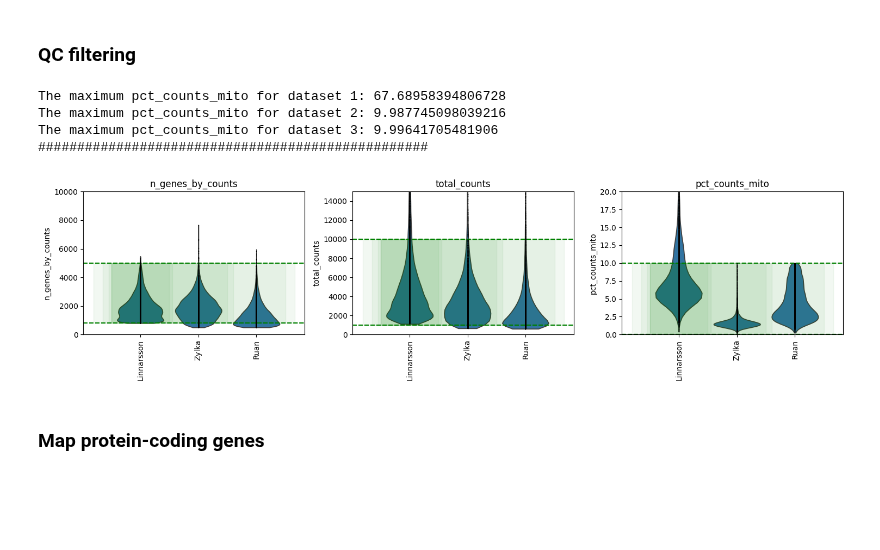
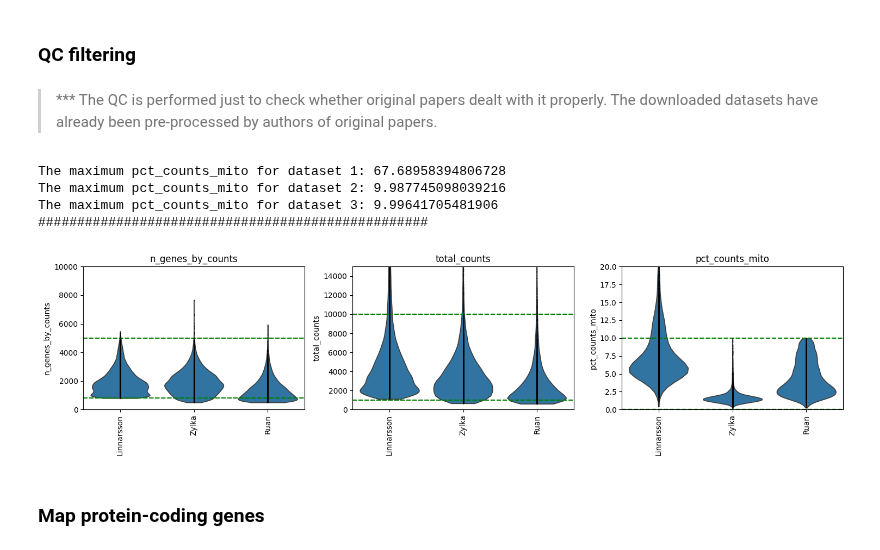
Before and after one commit to KalebicLab/ScDGomics, a Jupyter notebook: notebooks/scdgomics_preprocessing_2.ipynb, the cells around one changed output. Cells and saved outputs as stored; diff of their text form; code cells hidden in the pictures; blank space fills up the shorter version.

```diff
--- a/notebooks/scdgomics_preprocessing_2.ipynb
+++ b/notebooks/scdgomics_preprocessing_2.ipynb
@@ -160,6 +160,8 @@ Number of cells and genes in dataset 2 is:, (10751, 21313)
 Number of cells and genes in dataset 3 is:, (10163, 21862)
 # %% [markdown]
 ### QC filtering
+# %% [markdown]
+> *** The QC is performed just to check whether original papers dealt with it properly. The downloaded datasets have already been pre-processed by authors of original papers.
 # %%
 # Define QC columns
 adata_mm_dge_filt.var['mito'] = adata_mm_dge_filt.var_names.str.startswith('mt-')
@@ -192,33 +194,33 @@ thresholds = {
     'n_genes_by_counts' : [800, 5000],
     'total_counts' : [1000, 10000],
     'pct_counts_mito' : [0,10],
     }
 
 limits = {
     'n_genes_by_counts' : [0, 10000],
     'total_counts' : [0, 15000],
     'pct_counts_mito' : [0,20],
 }
 
 # Create subplots
 fig, axes = plt.subplots(1, len(thresholds), figsize = (15, 4))
 
 # Create violin plots for each .obs category
 for adata in [adata_mm_dge_filt, adata_mm_ncx_zylka_filt, adata_mm_ncx_ruan_filt]:
     for ax, (obs_category, thresh) in zip(axes, thresholds.items()):
 
         sc.pl.violin(adata, [obs_category], groupby = 'ds',
                      jitter = False, show = False, multi_panel = True, ax = ax, rotation=90.)
 
         for value in thresh:
             ax.axhline(y = value, linestyle = '--', color = 'green')
-            x_min, x_max = ax.get_xlim()
-            ax.fill_betweenx(y = thresh, x1 = x_min, x2 = x_max, color = 'green', alpha = 0.05)
+            #x_min, x_max = ax.get_xlim()
+            #ax.fill_betweenx(y = thresh, x1 = x_min, x2 = x_max, color = 'green', alpha = 0.05)
             ax.set_title(obs_category)
 
             for value in limits:
                 ax.set_ylim(limits[obs_category])
 
 plt.tight_layout()
 # %% [output]
-[figure, old version]
+[figure, new version]
```
Also changed, not shown: parts of 9 cells of this notebook.
